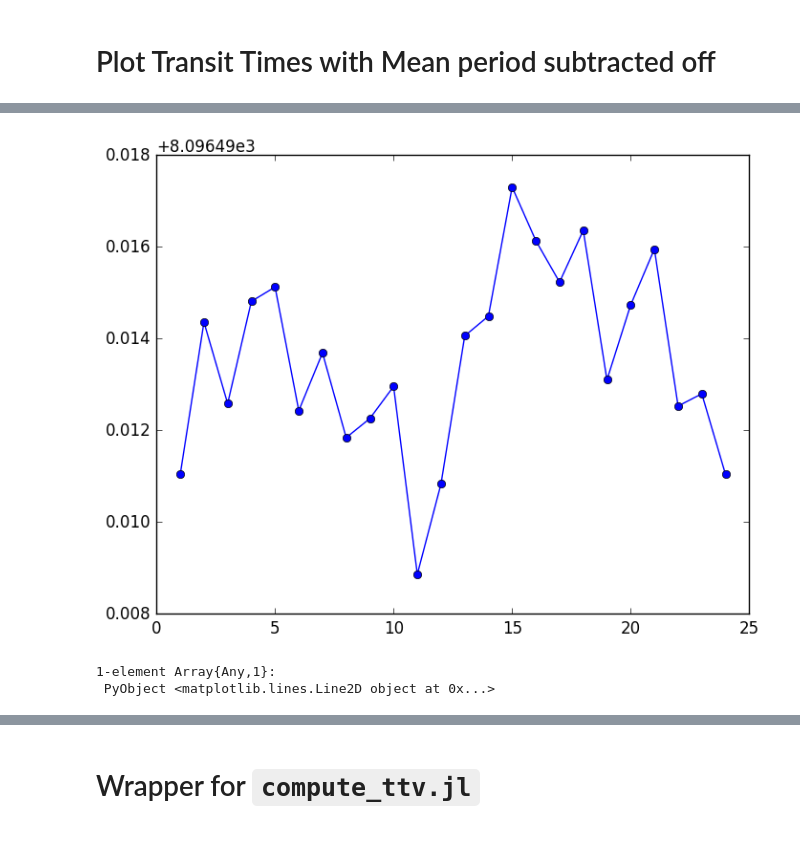
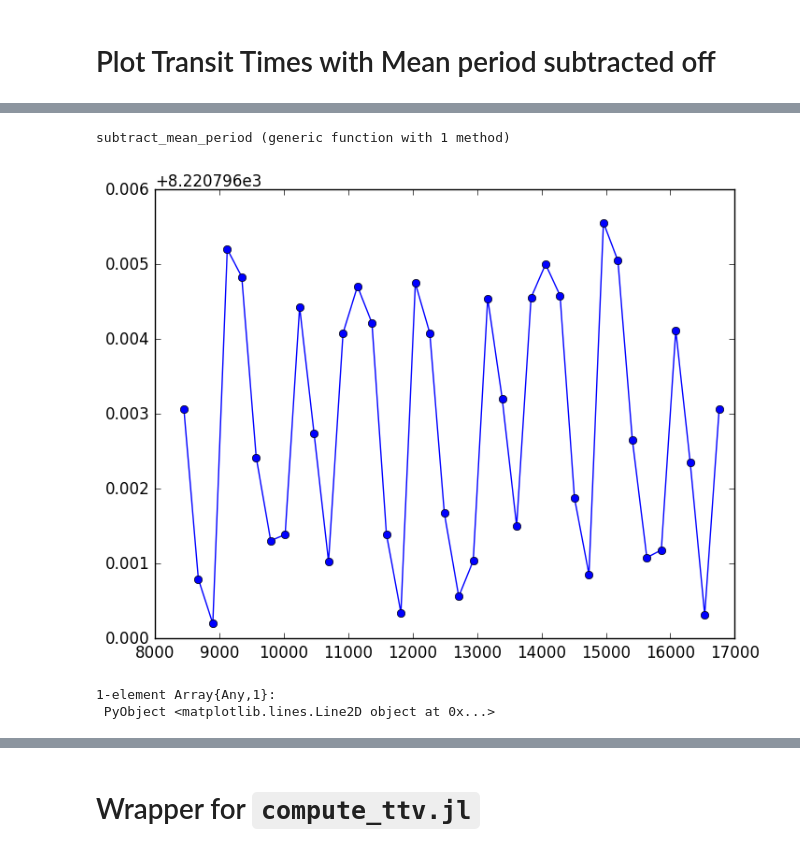
Before and after one commit to jlustigy/ExoJulia, a Jupyter notebook: Homework/hw4/Jake_Dave/hw4_dev.ipynb, the cells around one changed output, grey strips where cells are left out. Saved outputs shown, nothing was run; the diff lists cells and outputs as text; code cells hidden in the pictures.

```diff
--- a/Homework/hw4/Jake_Dave/hw4_dev.ipynb
+++ b/Homework/hw4/Jake_Dave/hw4_dev.ipynb
@@ -41,14 +41,3 @@ Inner planet period: 224.70076641863517 +/- 0.0022854502193227965
 Outer planet period: 365.25630708152175 +/- 0.002178896306975526
 # %% [markdown]
 # Plot Transit Times with Mean period subtracted off
-# %%
-a1 = ones(length(time1))
-b1 = zeros(length(time1))
-for i=1:length(time1)
-    a1[i] = i*mdt1
-    b1[i] = i
-end
-
-obs_ttv1 = time1 .- a1
-
-plot(b1,obs_ttv1, "o-")
@@ -59,15 +44,20 @@ plot(b1,obs_ttv1, "o-")
-# %%
-a2 = ones(length(time2))
-b2 = zeros(length(time2))
-for i=1:length(time2)
-    a2[i] = i*mdt2
-    b2[i] = i
-end
-
-obs_ttv2 = time2 .- a2
-
-plot(b2,obs_ttv2, "o-")
-# %% [output]
-[figure, removed]
-1-element Array{Any,1}:
- PyObject <matplotlib.lines.Line2D object at 0x...>
+# %%
+function subtract_mean_period(times, P)
+    a1 = ones(length(times))
+    for i=1:length(times)
+        a1[i] = i*P
+    end
+
+    ttv = times .- a1
+    return ttv
+end
+# %% [output]
+subtract_mean_period (generic function with 1 method)
+# %%
+obs_ttv1 = subtract_mean_period(time1, bestP1)
+
+plot(time1,obs_ttv1, "o-")
+# %% [output]
+[figure, added]
+1-element Array{Any,1}:
+ PyObject <matplotlib.lines.Line2D object at 0x...>
```
Also changed, not shown: parts of 24 cells of this notebook.
